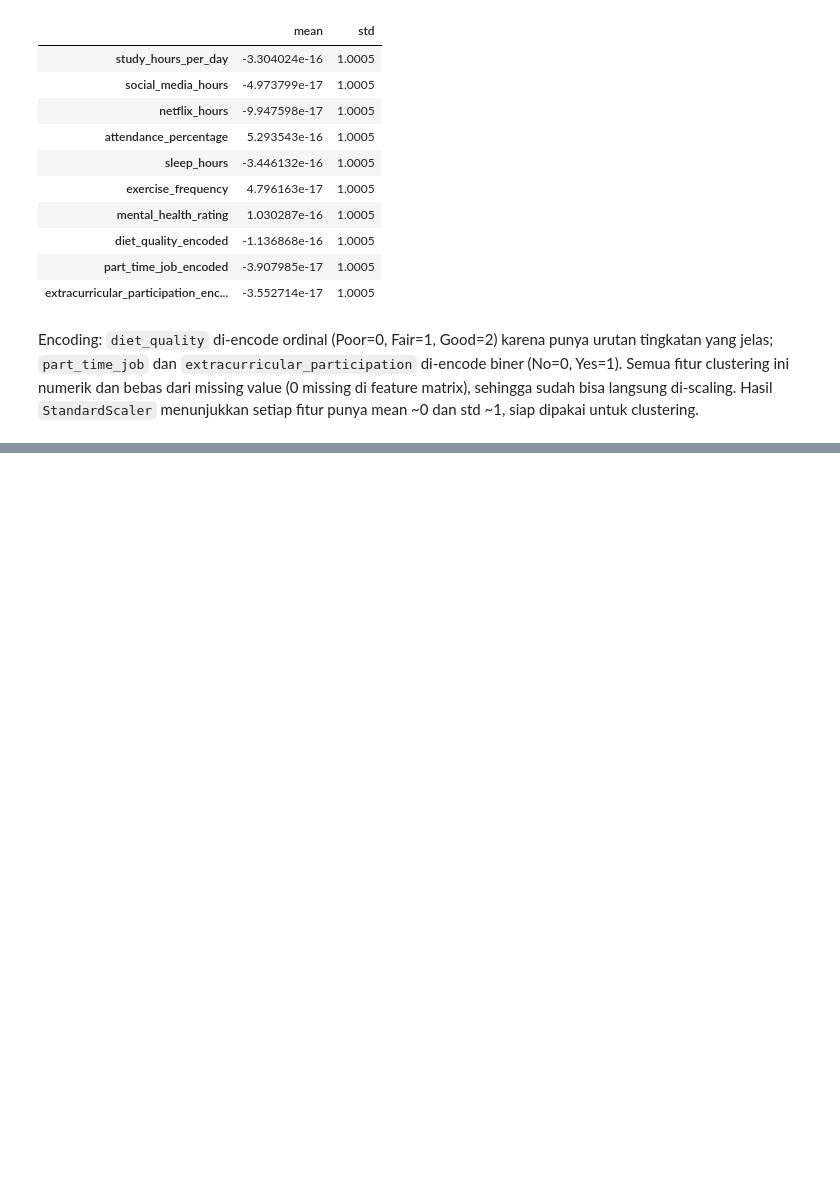
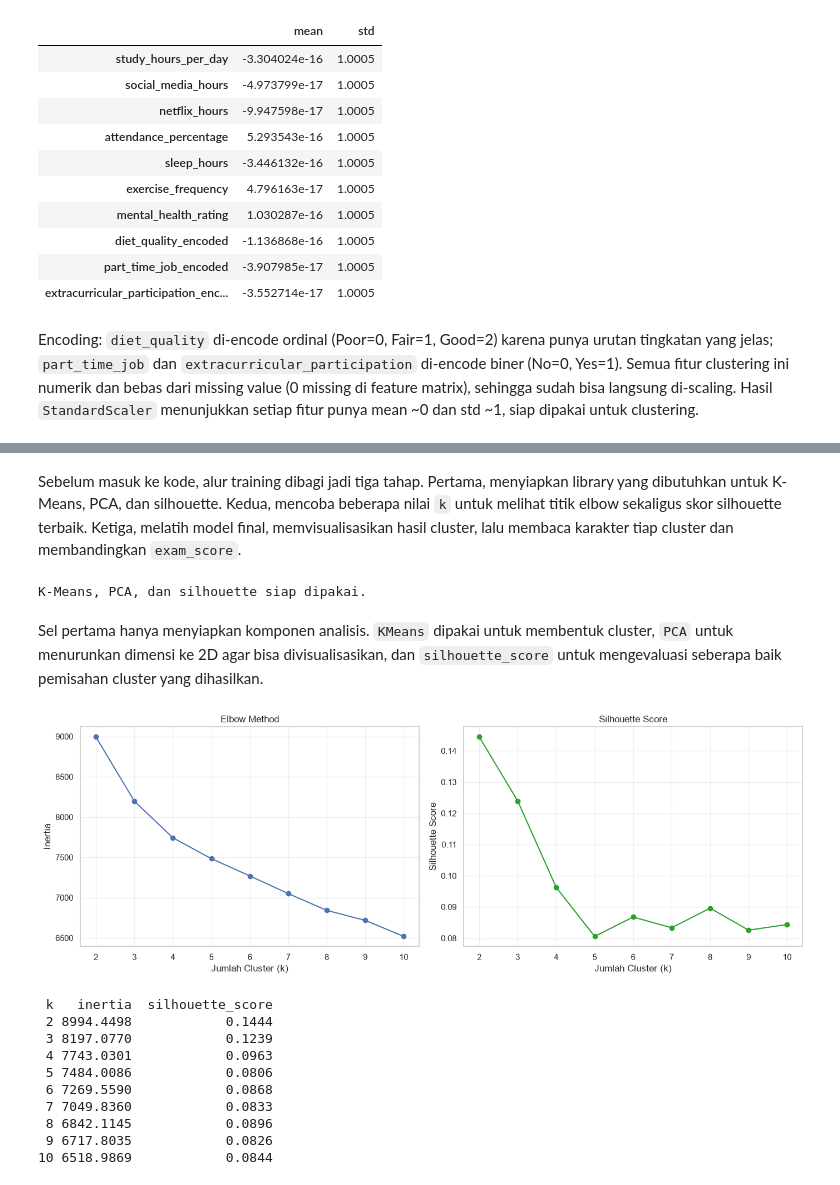
Before and after one commit to hidnira-lab/triverse-fsd-project, a Jupyter notebook: studi_kasus_2_unsupervised/notebooks/eda_and_preprocessing.ipynb, the cells around one changed output, grey strips where cells are left out. Saved outputs shown, nothing was run; the diff lists cells and outputs as text; code cells hidden in the pictures; blank space fills up the shorter version.

Commit message:
Add K-Means clustering workflow and cluster interpretation

```diff
--- a/studi_kasus_2_unsupervised/notebooks/eda_and_preprocessing.ipynb
+++ b/studi_kasus_2_unsupervised/notebooks/eda_and_preprocessing.ipynb
@@ -223,0 +223,7 @@ Feature matrix `X_scaled` (atau `X_scaled_df`) di atas sudah siap dipakai untuk
+# %%
+# Feature matrix final untuk training K-Means
+# X_scaled dipertahankan sebagai array 1000 x 10 fitur kebiasaan yang sudah di-standardize
+X_scaled = X_scaled_df.to_numpy()
+
+print("Shape X_scaled:", X_scaled.shape)
+print("Jumlah fitur:", X_scaled.shape[1])
@@ -223,0 +245,58 @@ Feature matrix `X_scaled` (atau `X_scaled_df`) di atas sudah siap dipakai untuk
+# %% [markdown]
+Sebelum masuk ke kode, alur training dibagi jadi tiga tahap. Pertama, menyiapkan library yang dibutuhkan untuk K-Means, PCA, dan silhouette. Kedua, mencoba beberapa nilai `k` untuk melihat titik elbow sekaligus skor silhouette terbaik. Ketiga, melatih model final, memvisualisasikan hasil cluster, lalu membaca karakter tiap cluster dan membandingkan `exam_score`.
+# %%
+from sklearn.cluster import KMeans
+from sklearn.decomposition import PCA
+from sklearn.metrics import silhouette_score
+
+print("K-Means, PCA, dan silhouette siap dipakai.")
+# %% [output]
+K-Means, PCA, dan silhouette siap dipakai.
+# %% [markdown]
+Sel pertama hanya menyiapkan komponen analisis. `KMeans` dipakai untuk membentuk cluster, `PCA` untuk menurunkan dimensi ke 2D agar bisa divisualisasikan, dan `silhouette_score` untuk mengevaluasi seberapa baik pemisahan cluster yang dihasilkan.
+# %%
+k_values = range(2, 11)
+inertias = []
+silhouette_scores = []
+
+for k in k_values:
+    model = KMeans(n_clusters=k, random_state=42, n_init=10)
+    labels = model.fit_predict(X_scaled)
+    inertias.append(model.inertia_)
+    silhouette_scores.append(silhouette_score(X_scaled, labels))
+
+metrics_df = pd.DataFrame({
+    "k": list(k_values),
+    "inertia": inertias,
+    "silhouette_score": silhouette_scores,
+})
+
+fig, axes = plt.subplots(1, 2, figsize=(14, 5))
+axes[0].plot(metrics_df["k"], metrics_df["inertia"], marker="o")
+axes[0].set_title("Elbow Method")
+axes[0].set_xlabel("Jumlah Cluster (k)")
+axes[0].set_ylabel("Inertia")
+axes[0].grid(True, alpha=0.3)
+
+axes[1].plot(metrics_df["k"], metrics_df["silhouette_score"], marker="o", color="tab:green")
+axes[1].set_title("Silhouette Score")
+axes[1].set_xlabel("Jumlah Cluster (k)")
+axes[1].set_ylabel("Silhouette Score")
+axes[1].grid(True, alpha=0.3)
+
+plt.tight_layout()
+plt.show()
+
+print(metrics_df.round(4).to_string(index=False))
+# %% [output]
+[figure, added]
+ k   inertia  silhouette_score
+ 2 8994.4498            0.1444
+ 3 8197.0770            0.1239
+ 4 7743.0301            0.0963
+ 5 7484.0086            0.0806
+ 6 7269.5590            0.0868
+ 7 7049.8360            0.0833
+ 8 6842.1145            0.0896
+ 9 6717.8035            0.0826
+10 6518.9869            0.0844
```
Also changed, not shown: parts of 9 cells of this notebook.
